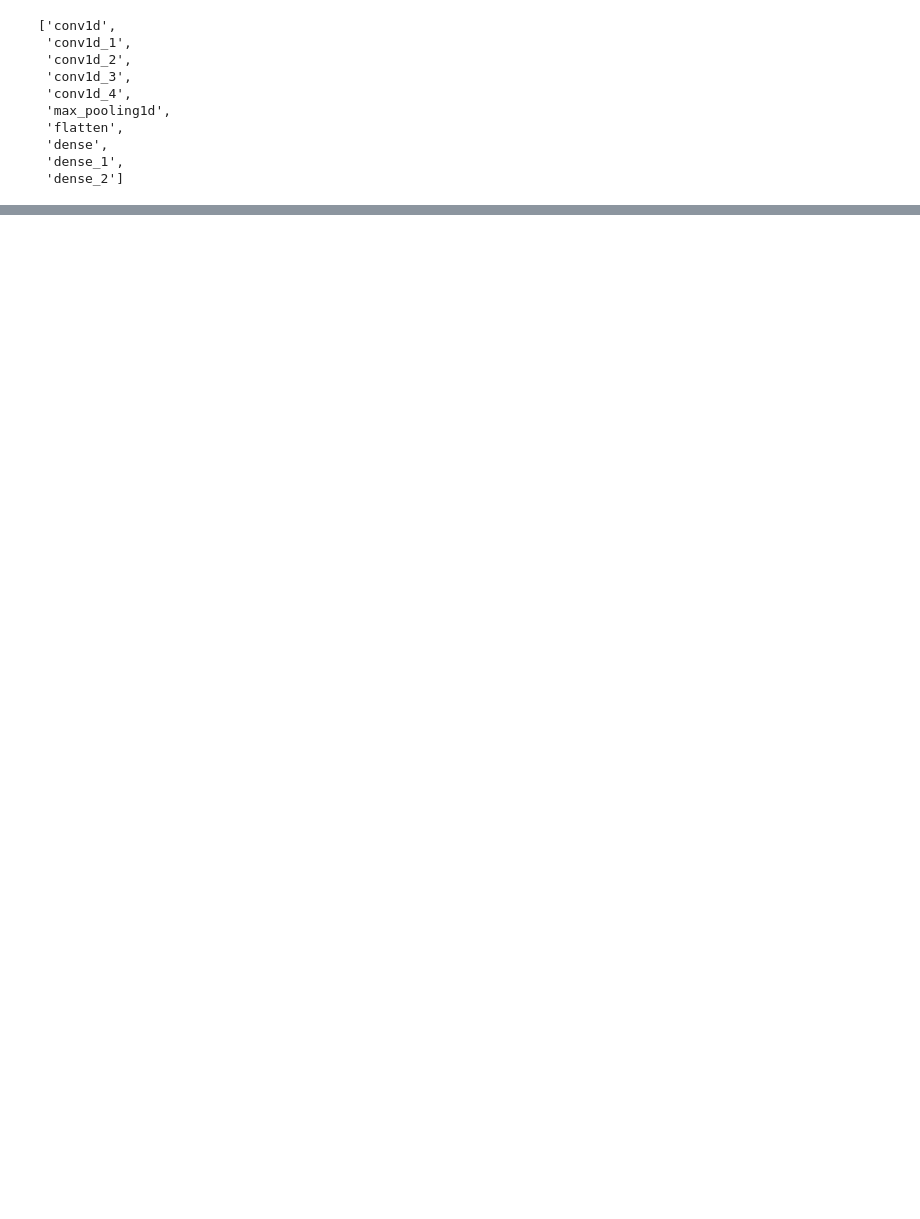
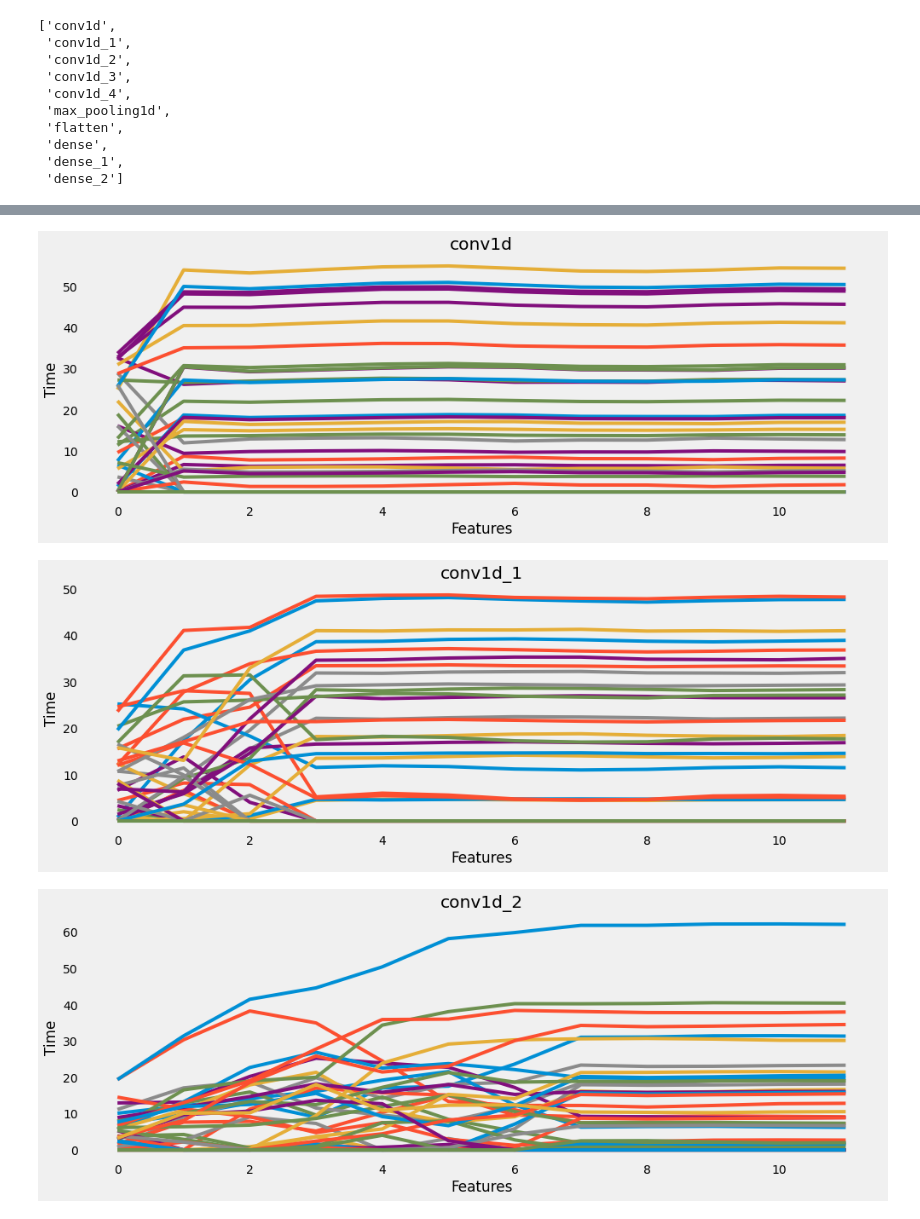
Before and after one commit to Lenflammeur/UCL-MSc_Project, a Jupyter notebook: Reconstruction_optimization.ipynb, the cells around one changed output, grey strips where cells are left out. Saved outputs shown, nothing was run; the diff lists cells and outputs as text; code cells hidden in the pictures; blank space fills up the shorter version.

```diff
--- a/Reconstruction_optimization.ipynb
+++ b/Reconstruction_optimization.ipynb
@@ -374,0 +377,12 @@ dense_2
+# %%
+for layer_name, feature_map in zip(layer_names, successive_feature_maps):
+    plt.figure( figsize=(15, 5) )
+    plt.title ( layer_name )
+    plt.xlabel("Features")
+    plt.ylabel("Time")
+    plt.grid  ( False )
+    plt.plot(feature_map[-1])
+# %% [output]
+[figure, added]
+[figure, added]
+[figure, added]
```
Also changed, not shown: parts of 10 cells of this notebook, 1 other file.
